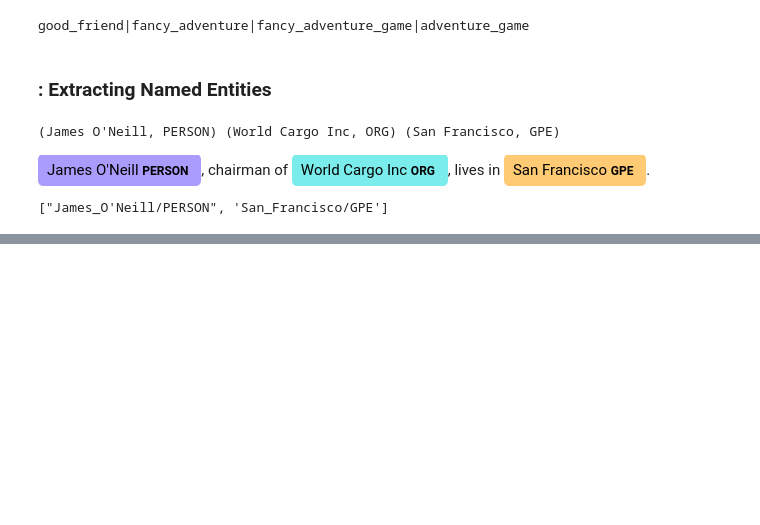
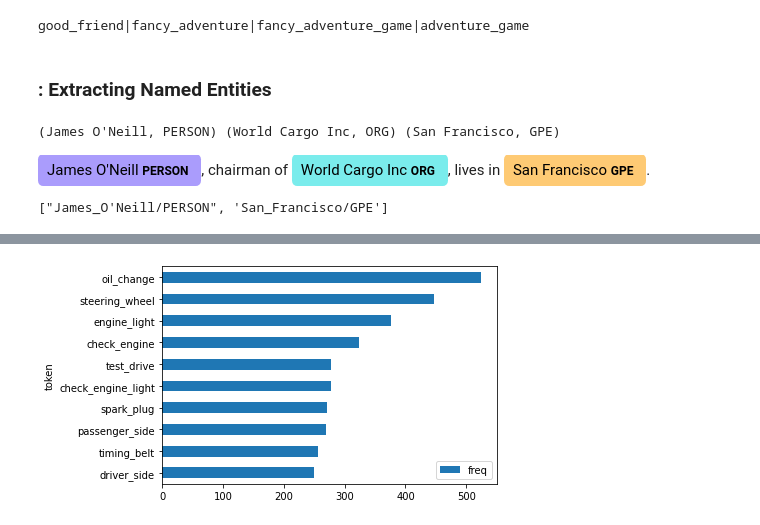
Before and after one commit to lkarjun/Text-Analysis-Workouts, a Jupyter notebook: 4. Preparing Textual Data for Statistics and Machine Learning/notebook.ipynb, the cells around one changed output, grey strips where cells are left out. Cells and saved outputs as stored; diff of their text form; code cells hidden in the pictures; blank space fills up the shorter version.

```diff
--- a/4. Preparing Textual Data for Statistics and Machine Learning/notebook.ipynb
+++ b/4. Preparing Textual Data for Statistics and Machine Learning/notebook.ipynb
@@ -440,0 +500,18 @@ print(extract_entities(doc, ['PERSON', 'GPE']))
+# %%
+for col in nlp_columns:
+    df[col] = None
+# %%
+nlp = spacy.load('en_core_web_sm', disable=[])
+nlp.tokenizer = custom_tokenizer(nlp)
+# %%
+batch_size = 50
+# %%
+for i in range(0, len(df), batch_size):
+    docs = nlp.pipe(df['text'][i:i+batch_size])
+    for j, doc in enumerate(docs):
+        for col, values in extract_nlp(doc).items():
+            df[col].iloc[i+j] = values
+# %%
+count_words(df, 'noun_phrases').head(10).plot(kind='barh').invert_yaxis()
+# %% [output]
+[figure, added]
```
Also changed, not shown: parts of 12 cells of this notebook, 1 other file.
